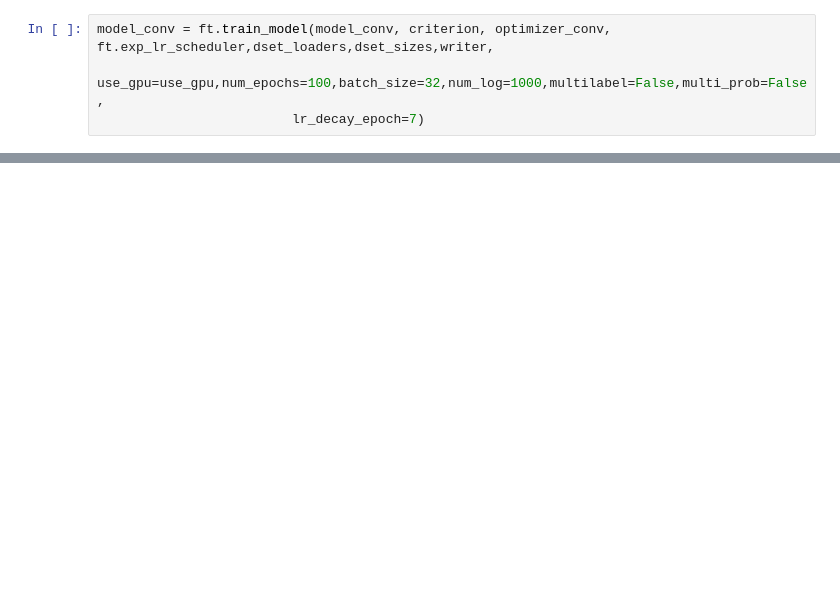
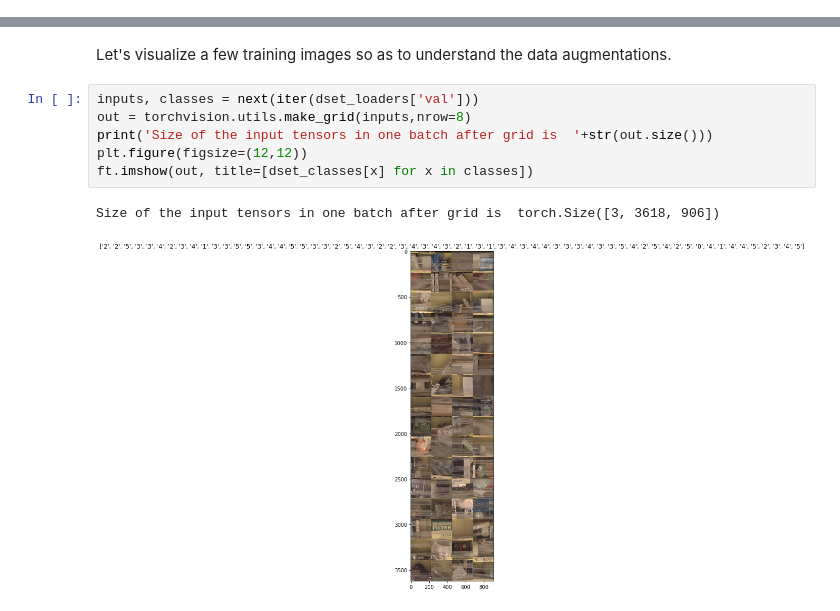
Before and after one commit to ozantezcan/Object-Counting-in-Amazon-Bin-Image-Dataset, a Jupyter notebook: CNN_trials.ipynb, the cells around one changed output, grey strips where cells are left out. Cells and saved outputs as stored; diff of their text form; blank space fills up the shorter version.

```diff
--- a/CNN_trials.ipynb
+++ b/CNN_trials.ipynb
@@ -715,4 +0,0 @@ network. However, forward does need to be computed.
-# %%
-model_conv = ft.train_model(model_conv, criterion, optimizer_conv, ft.exp_lr_scheduler,dset_loaders,dset_sizes,writer,
-                        use_gpu=use_gpu,num_epochs=100,batch_size=32,num_log=1000,multilabel=False,multi_prob=False,
-                         lr_decay_epoch=7)
@@ -723,0 +104,12 @@ plt.show()
+# %% [markdown]
+Let's visualize a few training images so as to understand the data
+augmentations.
+# %%
+inputs, classes = next(iter(dset_loaders['val']))
+out = torchvision.utils.make_grid(inputs,nrow=8)
+print('Size of the input tensors in one batch after grid is  '+str(out.size()))
+plt.figure(figsize=(12,12))
+ft.imshow(out, title=[dset_classes[x] for x in classes])
+# %% [output]
+Size of the input tensors in one batch after grid is  torch.Size([3, 3618, 906])
+[figure, added]
```
Also changed, not shown: parts of 46 cells of this notebook, 8 other files.
